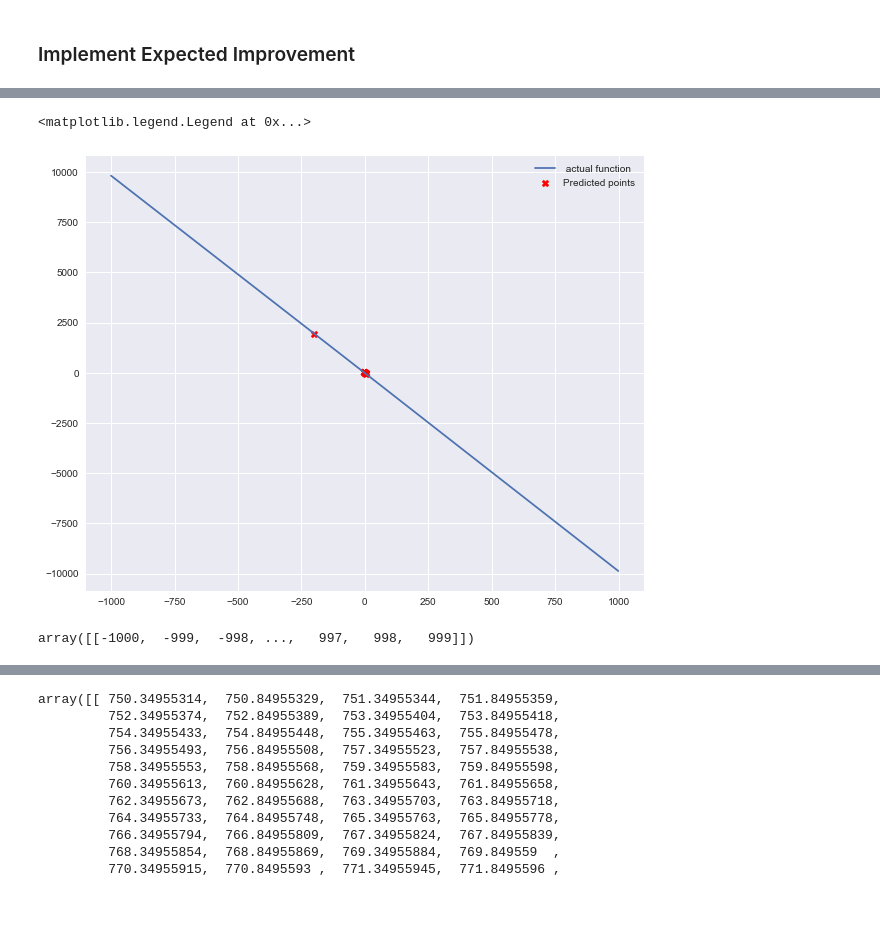
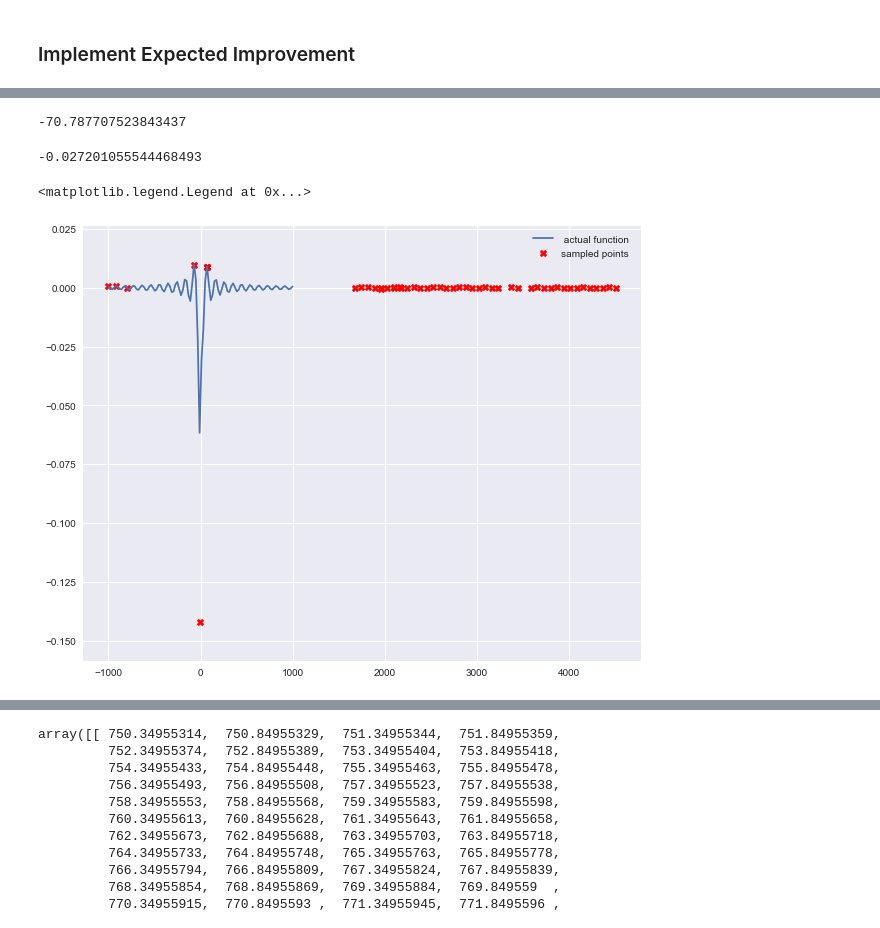
Before and after one commit to jonhilgart22/advanced_stats, a Jupyter notebook: final_project/Experimenting with GPs.ipynb, the cells around one changed output, grey strips where cells are left out. Saved outputs shown, nothing was run; the diff lists cells and outputs as text; code cells hidden in the pictures.

```diff
--- a/final_project/Experimenting with GPs.ipynb
+++ b/final_project/Experimenting with GPs.ipynb
@@ -471,8 +471,8 @@ def squarred_exponential_kernel_w_noise( max_covar, x1, x2, l=1, train=False, va
         mat = numpy.diag(arr)
         return max_covar*np.exp( -(x1-x2.T)**2 / 2*l**2 )  + var_y*mat # add noise for the observations
 # %%
-train_x = np.array(range(-10,10)).reshape(-1,1)
-train_y_func = lambda x: -10*x**2
+train_x = np.array(np.linspace(-1_000,1_000,100)).reshape(-1,1)
+train_y_func = lambda x: 2*sin(x)/(x*3+10)
 train_y_numbers = np.array([train_y_func(_) for _ in train_x]).reshape(-1,1)
 y_var = np.var(train_y_numbers)
 max_covariance = y_var
@@ -493,8 +493,8 @@ def test_gaussian_process(test_x, train_x, train_y_numbers, return_cov = False )
 
 
     # predictions for the new point
-    y_pred_mean = covariance_test_train  @ np.linalg.inv(covariance_train_train ) @ train_y_numbers
-    var_y_pred = covariance_test_test - covariance_test_train @ np.linalg.inv(covariance_train_train ) \
+    y_pred_mean = covariance_test_train  @ np.linalg.pinv(covariance_train_train ) @ train_y_numbers
+    var_y_pred = covariance_test_test - covariance_test_train @ np.linalg.pinv(covariance_train_train ) \
                         @ covariance_test_train.T
 
     var_y_pred_diag = np.diag(var_y_pred) # used for multiple test points
@@ -637,4 +677,4 @@ def sample_from_function( y_function,
 # %%
-x, y = sample_from_function(train_y_func,train_x, train_y_numbers )
+x, y, variance_of_estimate, best_x,best_y = sample_from_function(train_y_func,train_x, train_y_numbers,n=20 )
 # %% [output]
 0  iteration
@@ -694,12 +772,16 @@ train_y_func(7000)
+# %%
+best_x
+# %% [output]
+-70.787707523843437
+# %%
+best_y
+# %% [output]
+-0.027201055544468493
 # %%
 plt.figure(figsize=(10,8))
-plt.scatter(x,y, color='red',marker='X',label='Predicted points')
+plt.scatter(x,y, color='red',marker='X',label='sampled points')
 plt.plot(train_x.ravel(),train_y_numbers, label=' actual function ')
 plt.legend()
 # %% [output]
 <matplotlib.legend.Legend at 0x...>
-[figure, old version]
+[figure, new version]
-# %%
-train_x
-# %% [output]
-array([[-1000,  -999,  -998, ...,   997,   998,   999]])
```
Also changed, not shown: parts of 23 cells of this notebook.
